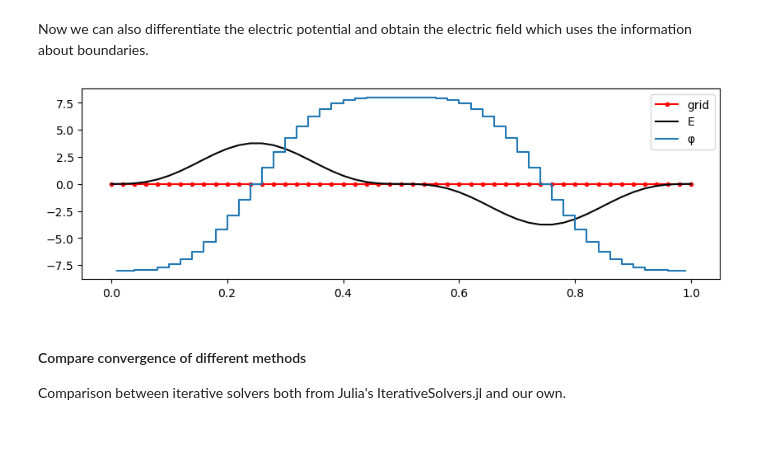
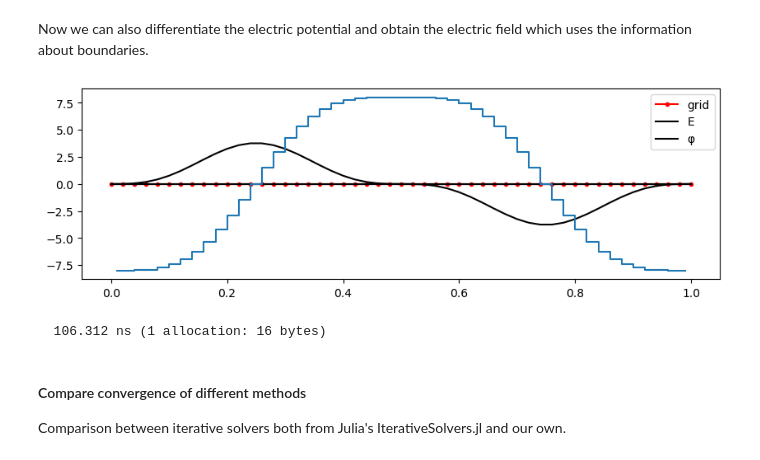
Before and after one commit to bchaber/pole, a Jupyter notebook: PoissonEquation.ipynb, the cells around one changed output. Cells and saved outputs as stored; diff of their text form; code cells hidden in the pictures.

Commit message:
Improved gradient calculations based on SVectors

```diff
--- a/PoissonEquation.ipynb
+++ b/PoissonEquation.ipynb
@@ -111,16 +112,19 @@ legend(["grid", "φ", "φref"]);
 # %% [markdown]
 Now we can also differentiate the electric potential and obtain the electric field which uses the information about boundaries.
 # %%
+using BenchmarkTools
+E = zeros(SVector{3, Float64}, length(xf));
 ∇ = gradient(ps)
-E = ∇(φ)
+@btime ∇($φ; result=$E)
 
 figure(figsize=(10, 3))
 plot(xf, zero(xf), "r.-")
 plot(xf, 0.05E, "k-")
 step(xc, φ, where="mid")
 legend(["grid", "E", "φ"]);
 # %% [output]
-[figure, old version]
+[figure, new version]
+  106.312 ns (1 allocation: 16 bytes)
 # %% [markdown]
 #### Compare convergence of different methods
 Comparison between iterative solvers both from Julia's IterativeSolvers.jl and our own.
```
Also changed, not shown: parts of 6 cells of this notebook, 1 other file.
